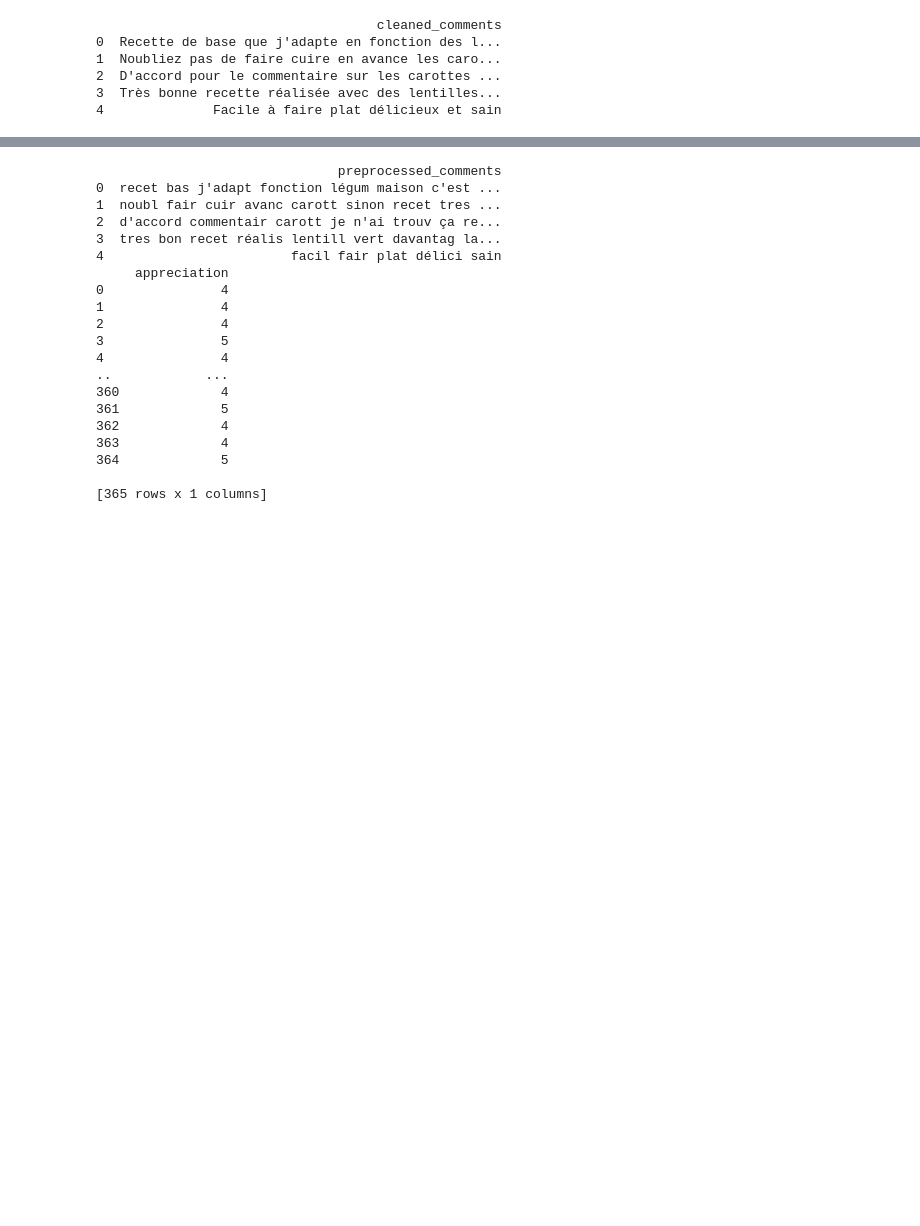
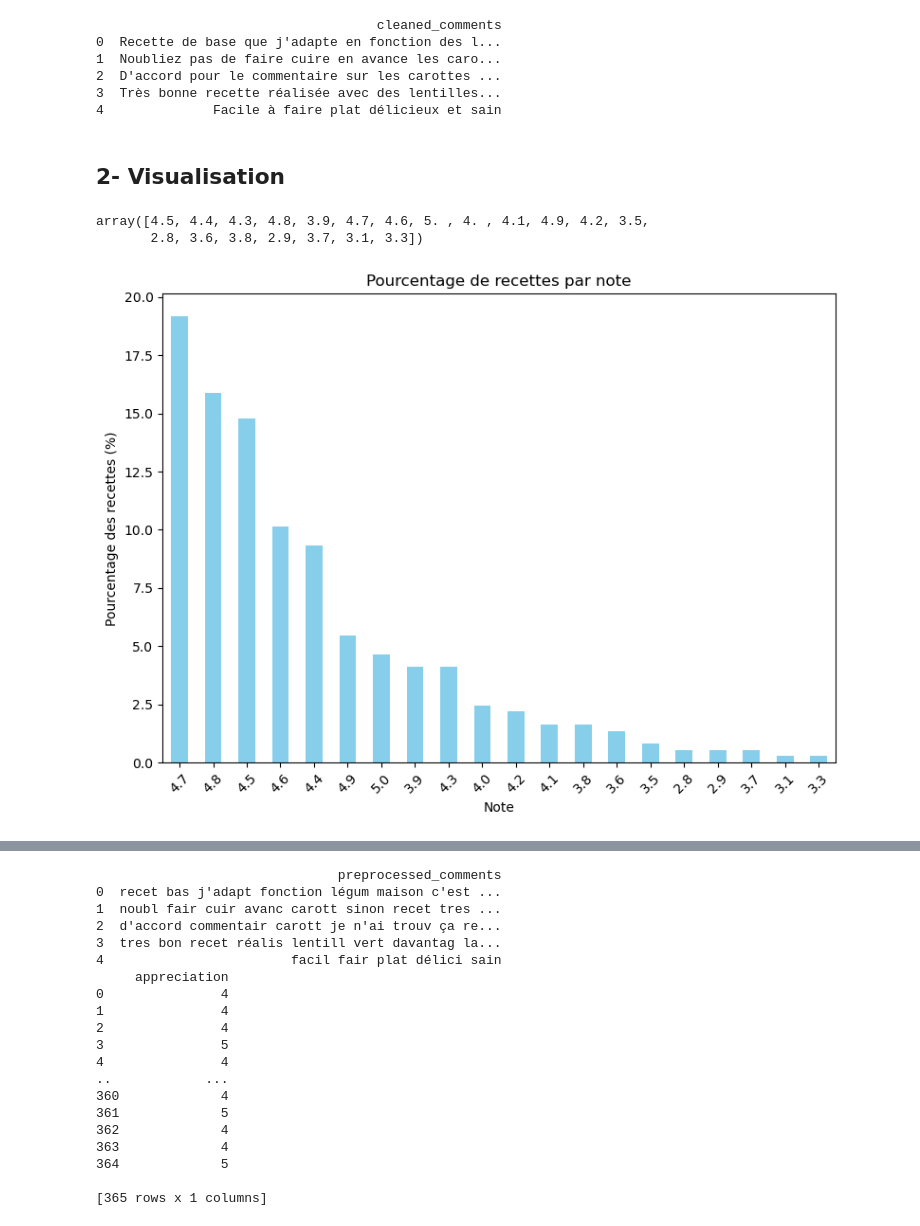
Before and after one commit to IkramBlsl/Big-Data-Analytics, a Jupyter notebook: Big_Data_Analytics .ipynb, the cells around one changed output, grey strips where cells are left out. Cells and saved outputs as stored; diff of their text form; code cells hidden in the pictures; blank space fills up the shorter version.

Commit message:
j'ai ajouté la partie de stats et visualisation à ton code

```diff
--- a/Big_Data_Analytics .ipynb
+++ b/Big_Data_Analytics .ipynb
@@ -192,3 +192,44 @@ print(cleaned_data.head())
 2  D'accord pour le commentaire sur les carottes ...
 3  Très bonne recette réalisée avec des lentilles...
 4              Facile à faire plat délicieux et sain
+# %%
+# Traitement des données
+# Supprimer les caractères spéciaux et convertir la colonne 'appreciation' en numérique
+data['appreciation'] = data['appreciation'].str.replace('/5', '').astype(float)
+# %% [markdown]
+## 2- Visualisation
+# %%
+data['appreciation'].unique()
+# %% [output]
+array([4.5, 4.4, 4.3, 4.8, 3.9, 4.7, 4.6, 5. , 4. , 4.1, 4.9, 4.2, 3.5,
+       2.8, 3.6, 3.8, 2.9, 3.7, 3.1, 3.3])
+# %%
+# Convertir la colonne "appreciation" en chaîne de caractères
+data['appreciation'] = data['appreciation'].astype(str)
+
+# Extraire la partie numérique de la colonne 'appreciation' et la convertir en nombre à virgule flottante
+data['appreciation'] = data['appreciation'].str.extract('(\d+\.\d+)').astype(float)
+
+# Compter le nombre de chaque note
+note_counts = data['appreciation'].value_counts()
+
+# Calculer le pourcentage de chaque note
+note_percentages = (note_counts / note_counts.sum()) * 100
+# %%
+# Compter le nombre de chaque note
+note_counts = data['appreciation'].value_counts()
+
+# Calculer le pourcentage de chaque note
+note_percentages = (note_counts / note_counts.sum()) * 100
+# %%
+# Visualisation
+plt.figure(figsize=(8, 6))
+note_percentages.plot(kind='bar', color='skyblue')
+plt.title('Pourcentage de recettes par note')
+plt.xlabel('Note')
+plt.ylabel('Pourcentage des recettes (%)')
+plt.xticks(rotation=45)
+plt.tight_layout()
+plt.show()
+# %% [output]
+[figure, added]
```
Also changed, not shown: parts of 10 cells of this notebook.
